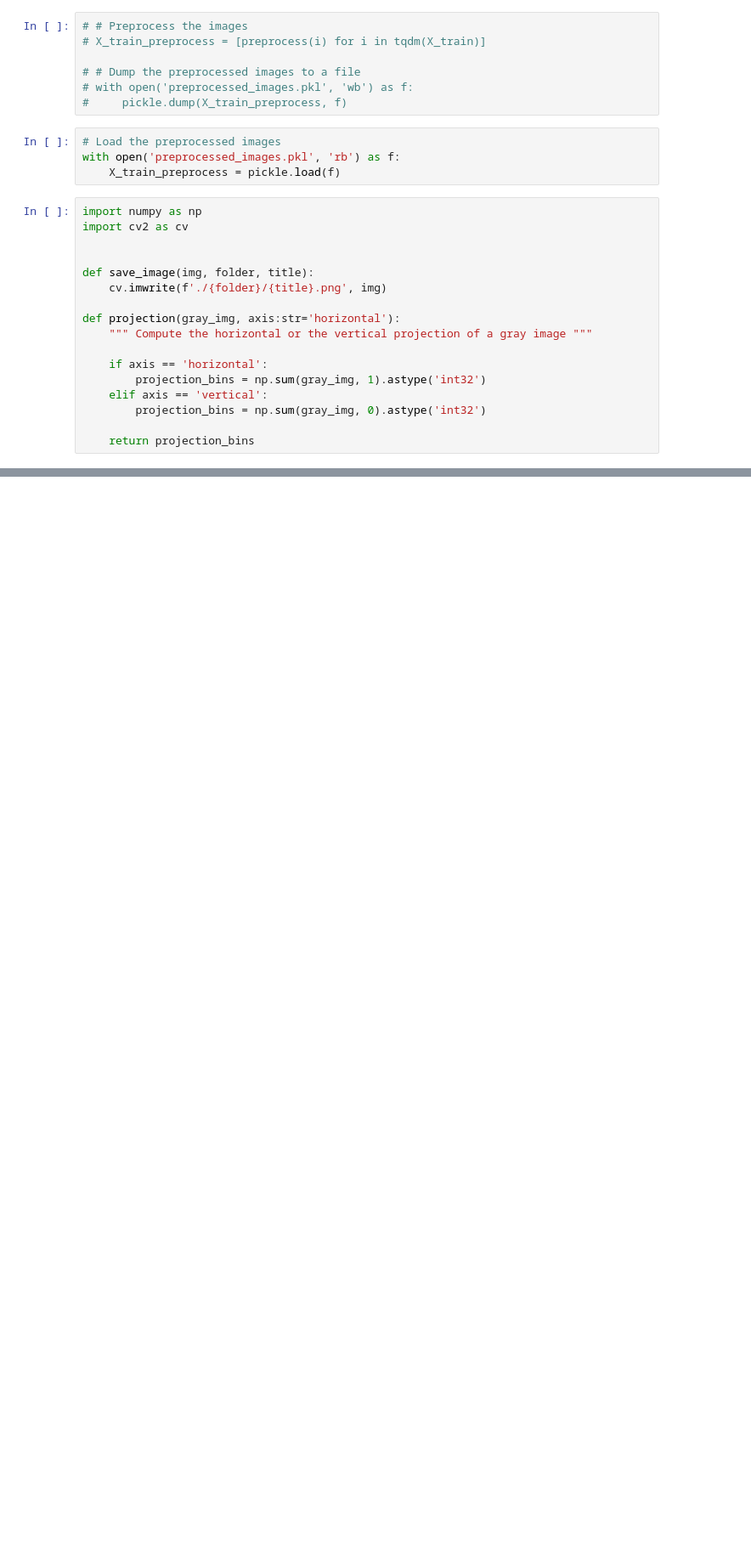
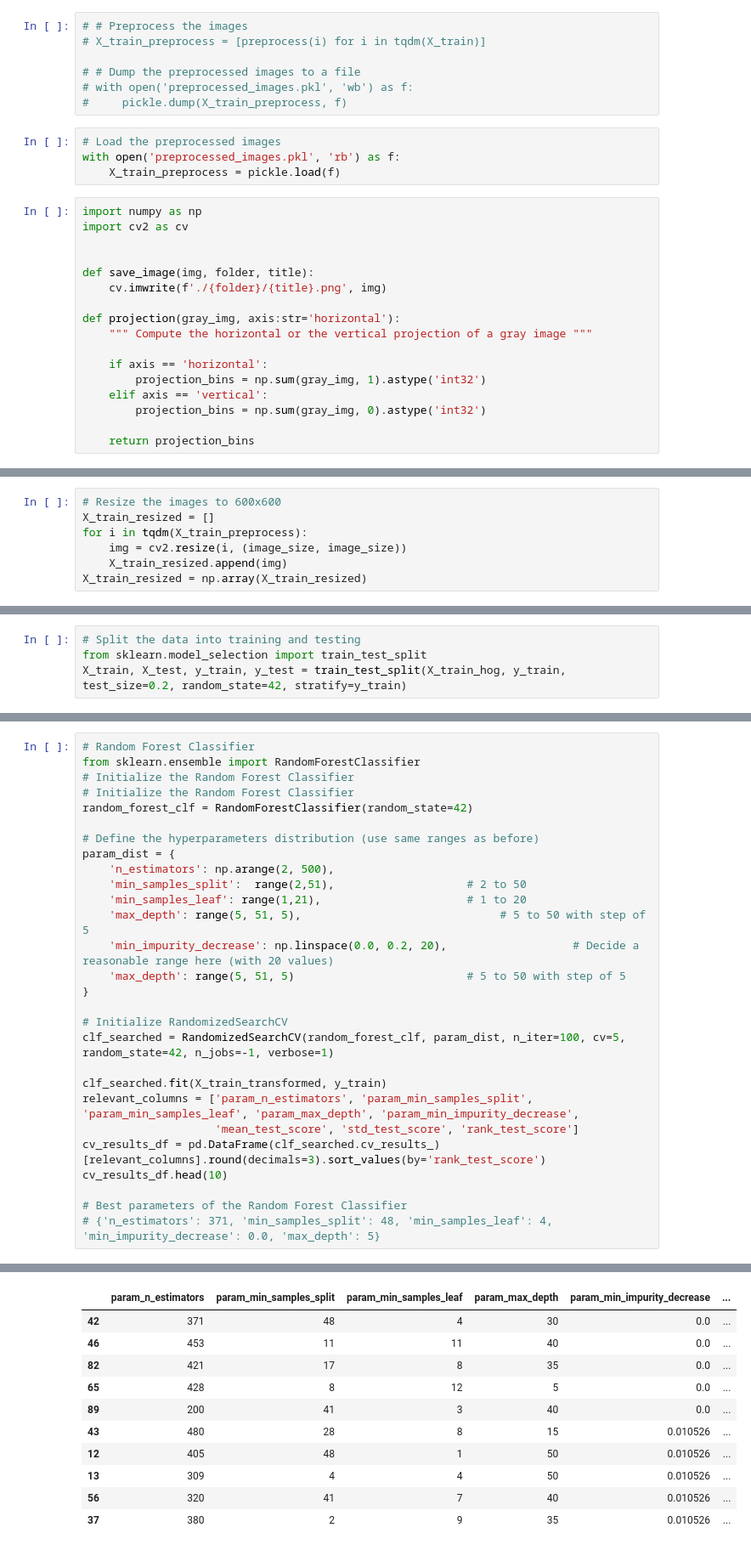
Before and after one commit to ZiaddAhmedd/Arabic-font-recognition-system, a Jupyter notebook: font2.ipynb, the cells around one changed output, grey strips where cells are left out. Shown at 85% size. Drawn from its saved outputs; the diff is of its cells as text; blank space fills up the shorter version.

```diff
--- a/font2.ipynb
+++ b/font2.ipynb
@@ -316,0 +344,7 @@ Best angle: 0
+# %%
+# Resize the images to 600x600
+X_train_resized = []
+for i in tqdm(X_train_preprocess):
+    img = cv2.resize(i, (image_size, image_size))
+    X_train_resized.append(img)
+X_train_resized = np.array(X_train_resized)
@@ -316,0 +367,4 @@ Best angle: 0
+# %%
+# Split the data into training and testing
+from sklearn.model_selection import train_test_split
+X_train, X_test, y_train, y_test = train_test_split(X_train_hog, y_train, test_size=0.2, random_state=42, stratify=y_train)
@@ -316,0 +497,29 @@ Best angle: 0
+# %%
+# Random Forest Classifier
+from sklearn.ensemble import RandomForestClassifier
+# Initialize the Random Forest Classifier
+# Initialize the Random Forest Classifier
+random_forest_clf = RandomForestClassifier(random_state=42)
+
+# Define the hyperparameters distribution (use same ranges as before)
+param_dist = {
+    'n_estimators': np.arange(2, 500),
+    'min_samples_split':  range(2,51),                    # 2 to 50
+    'min_samples_leaf': range(1,21),                      # 1 to 20
+    'max_depth': range(5, 51, 5),                              # 5 to 50 with step of 5
+    'min_impurity_decrease': np.linspace(0.0, 0.2, 20),                   # Decide a reasonable range here (with 20 values)
+    'max_depth': range(5, 51, 5)                          # 5 to 50 with step of 5
+}
+
+# Initialize RandomizedSearchCV
+clf_searched = RandomizedSearchCV(random_forest_clf, param_dist, n_iter=100, cv=5, random_state=42, n_jobs=-1, verbose=1)
+
+clf_searched.fit(X_train_transformed, y_train)
+relevant_columns = ['param_n_estimators', 'param_min_samples_split', 'param_min_samples_leaf', 'param_max_depth', 'param_min_impurity_decrease',
+                    'mean_test_score', 'std_test_score', 'rank_test_score']
+cv_results_df = pd.DataFrame(clf_searched.cv_results_)[relevant_columns].round(decimals=3).sort_values(by='rank_test_score')
+cv_results_df.head(10)
+
+# Best parameters of the Random Forest Classifier
+# {'n_estimators': 371, 'min_samples_split': 48, 'min_samples_leaf': 4, 'min_impurity_decrease': 0.0, 'max_depth': 5}
+# %% [output]
@@ -316,0 +527,11 @@ Best angle: 0
+|  | param_n_estimators | param_min_samples_split | param_min_samples_leaf | param_max_depth | param_min_impurity_decrease | ... |
+| 42 | 371 | 48 | 4 | 30 | 0.0 | ... |
+| 46 | 453 | 11 | 11 | 40 | 0.0 | ... |
+| 82 | 421 | 17 | 8 | 35 | 0.0 | ... |
+| 65 | 428 | 8 | 12 | 5 | 0.0 | ... |
+| 89 | 200 | 41 | 3 | 40 | 0.0 | ... |
+| 43 | 480 | 28 | 8 | 15 | 0.010526 | ... |
+| 12 | 405 | 48 | 1 | 50 | 0.010526 | ... |
+| 13 | 309 | 4 | 4 | 50 | 0.010526 | ... |
+| 56 | 320 | 41 | 7 | 40 | 0.010526 | ... |
+| 37 | 380 | 2 | 9 | 35 | 0.010526 | ... |
```
Also changed, not shown: parts of 12 cells of this notebook, 1 other file.
